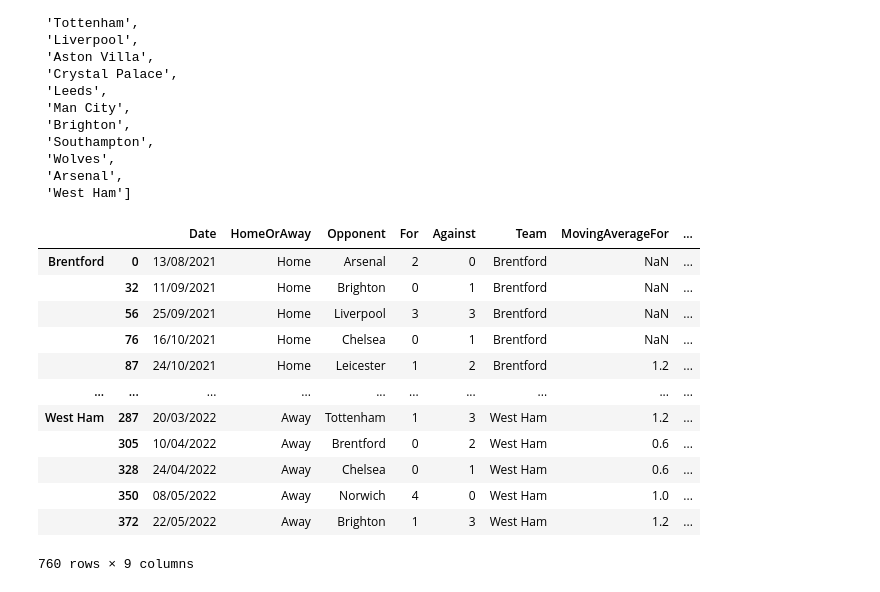
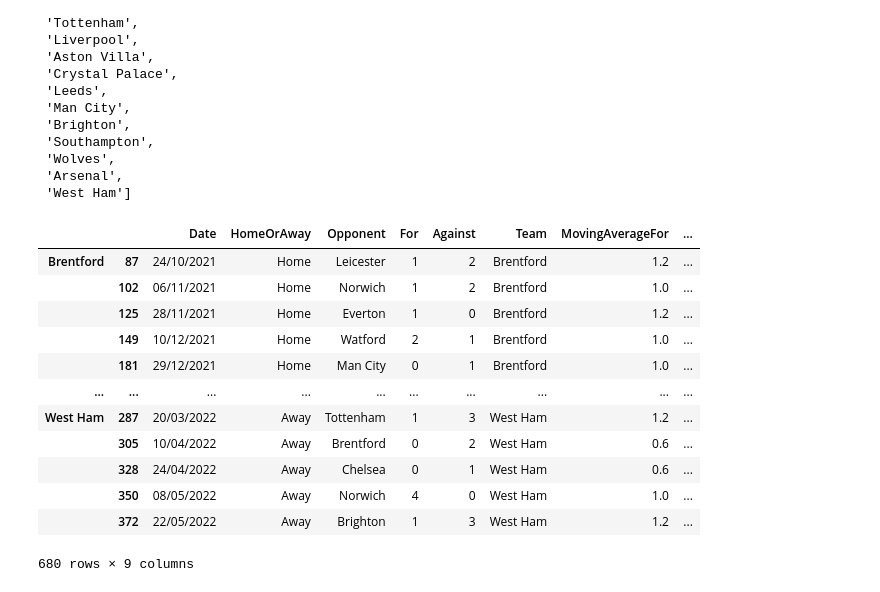
Before and after one commit to stanleyrudkin/Premier-League-xG-for-and-against-animation, a Jupyter notebook: Code/Premier-League-xG-for-and-against-animation.ipynb, the cells around one changed output. Drawn from its saved outputs; the diff is of its cells as text; code cells hidden in the pictures.

```diff
--- a/Code/Premier-League-xG-for-and-against-animation.ipynb
+++ b/Code/Premier-League-xG-for-and-against-animation.ipynb
@@ -69,46 +69,46 @@ for Team in data['HomeTeam'].unique().tolist():
     # Filter data to matches where the chosen team is either the home or away side
     HomeData = data.loc[data['HomeTeam'] == Team]
     AwayData = data.loc[data['AwayTeam'] == Team]
 
     # Rename columns to count goals for and against the chosen team and one to mark which they actually are!
     HomeData = HomeData.rename(columns={'FTHG':'For', 'FTAG':'Against', 'AwayTeam':'Opponent'})
     HomeData['HomeOrAway'] = 'Home'
 
     AwayData = AwayData.rename(columns={'FTAG':'For', 'FTHG':'Against', 'HomeTeam':'Opponent'})
     AwayData['HomeOrAway'] = 'Away'
 
     # Keep only certain columns
     TeamData = pd.concat([HomeData, AwayData], axis=0)[['Date', 'HomeOrAway', 'Opponent', 'For', 'Against']]
 
     # Mark the team
     TeamData['Team'] = Team
 
     # Calculate rolling averages over 5 games
     TeamData['MovingAverageFor'] = TeamData['For'].rolling(5).mean()
     TeamData['MovingAverageAgainst'] = TeamData['Against'].rolling(5).mean()
 
     # Add identifier for matches played
     TeamData['MatchesPlayed'] = TeamData.reset_index().index + 1
 
-    # Put the chosen team's new dataframe in the aggregated dictionary
-    TeamDict[Team] = TeamData
-
+    # Put the chosen team's new dataframe in the aggregated dictionary,
+    # removing first 4 games since they can't have a rolling average
+    TeamDict[Team] = TeamData.loc[TeamData['MatchesPlayed'] >= 5]
 
 # Stack the dataframes in the dictionary on top of each other and take a look
 AllData = pd.concat(TeamDict, axis=0)
 AllData
 # %% [output]
 |  |  | Date | HomeOrAway | Opponent | For | Against | Team | MovingAverageFor | ... |
-| Brentford | 0 | 13/08/2021 | Home | Arsenal | 2 | 0 | Brentford | NaN | ... |
-|  | 32 | 11/09/2021 | Home | Brighton | 0 | 1 | Brentford | NaN | ... |
-|  | 56 | 25/09/2021 | Home | Liverpool | 3 | 3 | Brentford | NaN | ... |
-|  | 76 | 16/10/2021 | Home | Chelsea | 0 | 1 | Brentford | NaN | ... |
-|  | 87 | 24/10/2021 | Home | Leicester | 1 | 2 | Brentford | 1.2 | ... |
+| Brentford | 87 | 24/10/2021 | Home | Leicester | 1 | 2 | Brentford | 1.2 | ... |
+|  | 102 | 06/11/2021 | Home | Norwich | 1 | 2 | Brentford | 1.0 | ... |
+|  | 125 | 28/11/2021 | Home | Everton | 1 | 0 | Brentford | 1.2 | ... |
+|  | 149 | 10/12/2021 | Home | Watford | 2 | 1 | Brentford | 1.0 | ... |
+|  | 181 | 29/12/2021 | Home | Man City | 0 | 1 | Brentford | 1.0 | ... |
 | ... | ... | ... | ... | ... | ... | ... | ... | ... | ... |
 | West Ham | 287 | 20/03/2022 | Away | Tottenham | 1 | 3 | West Ham | 1.2 | ... |
 |  | 305 | 10/04/2022 | Away | Brentford | 0 | 2 | West Ham | 0.6 | ... |
 |  | 328 | 24/04/2022 | Away | Chelsea | 0 | 1 | West Ham | 0.6 | ... |
 |  | 350 | 08/05/2022 | Away | Norwich | 4 | 0 | West Ham | 1.0 | ... |
 |  | 372 | 22/05/2022 | Away | Brighton | 1 | 3 | West Ham | 1.2 | ... |
-760 rows × 9 columns
+680 rows × 9 columns
 # %%
```
Also changed, not shown: parts of 2 cells of this notebook.
